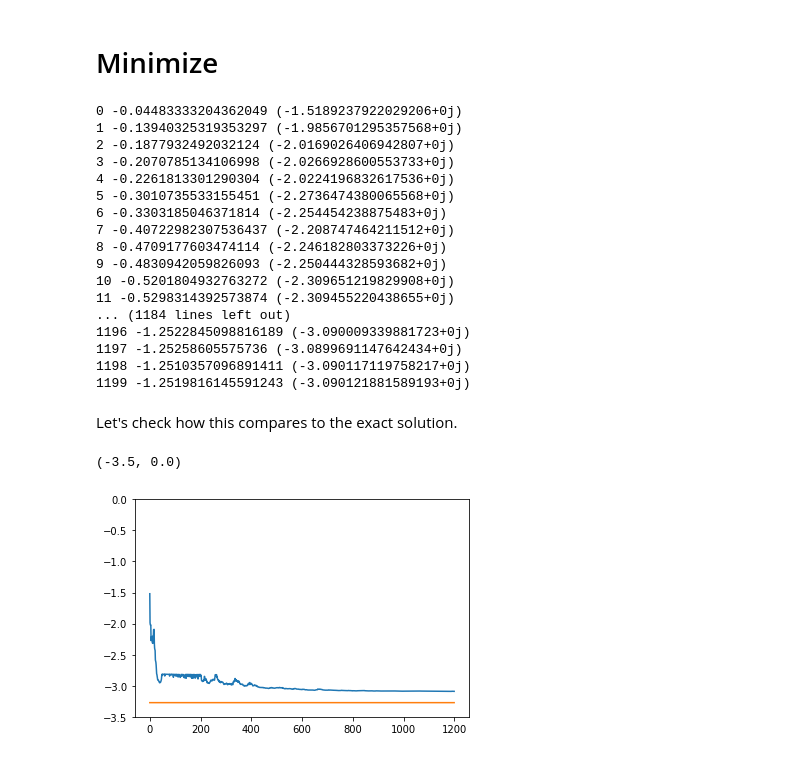
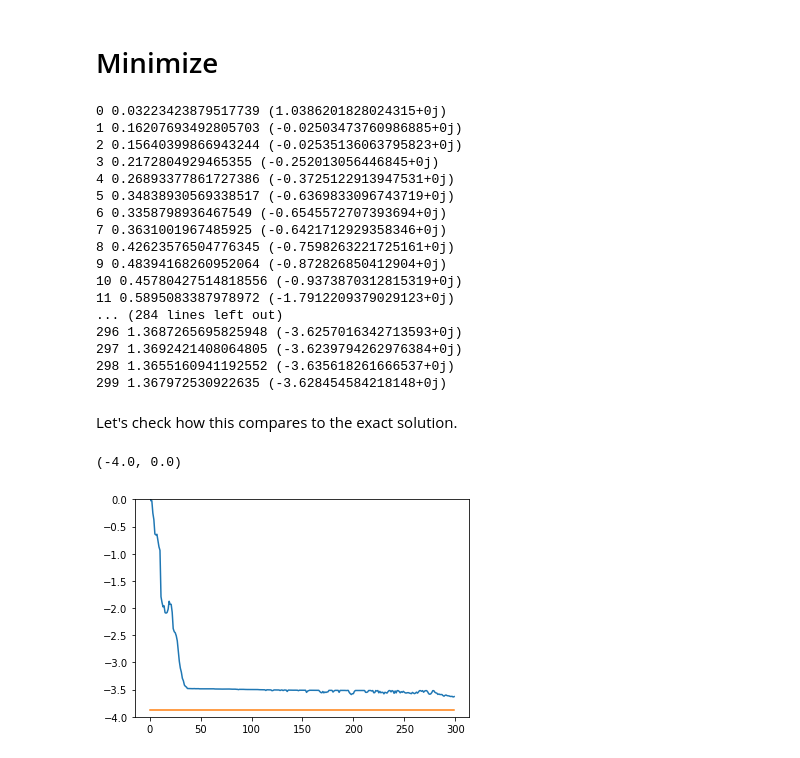
Before and after one commit to immoth/Hubbard_summetries, a Jupyter notebook: Entropy/Minimize_Free_Energy.ipynb, the cells around one changed output. Drawn from its saved outputs; the diff is of its cells as text; code cells hidden in the pictures.

```diff
--- a/Entropy/Minimize_Free_Energy.ipynb
+++ b/Entropy/Minimize_Free_Energy.ipynb
@@ -230,6 +241,6 @@ def V(S,N):
 # %%
 N=2
-Sin = -1.312698
+Sin = 1.312698
 rhoi = rho0(1,0,0,0)
 rhov = Mdot([np.conjugate(np.transpose(V(Sin,N))),rhoi,V(Sin,N)])
 rho00 = Meas(rhov,[0,1,2,3])
@@ -262,7 +273,7 @@ def U(Phi):
     return uout
 # %%
 N=2
-Sin = -(0.999)*2*np.log(2)
+Sin = (0.999)*2*np.log(2)
 Phi = [[0.3,0.2],[0.5,0.1],[0.3,0.7]]
 
 def rhof(Sin,Phi):
@@ -301,7 +312,7 @@ def SPSA(T,S0,phi0,k_max):
     k = 0
     Nt = len(phi0)
     N = len(phi0[0])
-    min_S = -0.999*N*np.log(2)
+    max_S = 0.999*N*np.log(2)
     phi_k = np.array(phi0)
     S_k = S0
     E_l = []
@@ -325,8 +336,8 @@ def SPSA(T,S0,phi0,k_max):
         Delta_Sk =  1 - 2*np.random.binomial(size=None, n=1, p= 0.5)
         S_k_A = S_k + c_k*Delta_Sk
         S_k_B = S_k - c_k*Delta_Sk
-        S_k_A = enforce_bounds(S_k_A, min_S, 0)
-        S_k_B = enforce_bounds(S_k_B, min_S, 0)
+        S_k_A = enforce_bounds(S_k_A, 0, max_S)
+        S_k_B = enforce_bounds(S_k_B, 0, max_S)
 
         #Find rho
         rho_A = rhof(S_k_A,phi_k_A)
@@ -346,7 +357,7 @@ def SPSA(T,S0,phi0,k_max):
         #Update alpha
         g_Sk = g * Delta_Sk
         S_k = S_k - a_k * g_Sk
-        S_k = enforce_bounds(S_k, min_S, 0)
+        S_k = enforce_bounds(S_k, 0, max_S)
 
         #Find new rho
         rho = rhof(S_k,phi_k)
@@ -360,49 +371,49 @@ def SPSA(T,S0,phi0,k_max):
 
     return E_l,k_l,S_k,phi_k
 # %%
-S0 = -(0.0)*2*np.log(2)
+S0 = (0.0)*2*np.log(2)
 phi0 = [[0.3,0.2],[0.5,0.1],[0.3,0.7],[1.2,0.9]]
 #phi0 = [[0.3,0.2],[-0.5,0.1],[0.3,0.7],[0.1,0.8],[0.3,0.2],[0.3,0.3],[-0.2,0.1]]
 
-T = 2.0
+T = 2.5
 El,kl,Sf,phif = SPSA(T, S0, phi0, 300)
 # %% [output]
-0 -0.04483333204362049 (-1.5189237922029206+0j)
-1 -0.13940325319353297 (-1.9856701295357568+0j)
-2 -0.1877932492032124 (-2.0169026406942807+0j)
-3 -0.2070785134106998 (-2.0266928600553733+0j)
-4 -0.2261813301290304 (-2.0224196832617536+0j)
-5 -0.3010735533155451 (-2.2736474380065568+0j)
-6 -0.3303185046371814 (-2.254454238875483+0j)
-7 -0.40722982307536437 (-2.208747464211512+0j)
-8 -0.4709177603474114 (-2.246182803373226+0j)
-9 -0.4830942059826093 (-2.250444328593682+0j)
-10 -0.5201804932763272 (-2.309651219829908+0j)
-11 -0.5298314392573874 (-2.309455220438655+0j)
-... (1184 lines left out)
-1196 -1.2522845098816189 (-3.090009339881723+0j)
-1197 -1.25258605575736 (-3.0899691147642434+0j)
-1198 -1.2510357096891411 (-3.090117119758217+0j)
-1199 -1.2519816145591243 (-3.090121881589193+0j)
+0 0.03223423879517739 (1.0386201828024315+0j)
+1 0.16207693492805703 (-0.02503473760986885+0j)
+2 0.15640399866943244 (-0.02535136063795823+0j)
+3 0.2172804929465355 (-0.252013056446845+0j)
+4 0.26893377861727386 (-0.3725122913947531+0j)
+5 0.34838930569338517 (-0.6369833096743719+0j)
+6 0.3358798936467549 (-0.6545572707393694+0j)
+7 0.3631001967485925 (-0.6421712929358346+0j)
+8 0.42623576504776345 (-0.7598263221725161+0j)
+9 0.48394168260952064 (-0.872826850412904+0j)
+10 0.45780427514818556 (-0.9373870312815319+0j)
+11 0.5895083387978972 (-1.7912209379029123+0j)
+... (284 lines left out)
+296 1.3687265695825948 (-3.6257016342713593+0j)
+297 1.3692421408064805 (-3.6239794262976384+0j)
+298 1.3655160941192552 (-3.635618261666537+0j)
+299 1.367972530922635 (-3.628454584218148+0j)
 # %% [markdown]
 Let's check how this compares to the exact solution.
 # %%
 a = np.exp( -e[arg[0]]/T )
 b = np.exp( -e[arg[1]]/T )
 c = np.exp( -e[arg[2]]/T )
 d = np.exp( -e[arg[3]]/T )
 rhop = rho(a,b,c,d)
 
 
 Ep = FreeE(T,H,rhop)
 Epl = [Ep for k in kl]
 
 plt.plot(kl,El)
 plt.plot(kl,Epl)
-plt.ylim(-3.5,0.0)
+plt.ylim(-4.0,0.0)
 # %% [output]
-(-3.5, 0.0)
+(-4.0, 0.0)
-[figure, old version]
+[figure, new version]
 # %%
 print( FreeE(T,H,rhop) )
 print( FreeE(T,H,rhof(Sf,phif) ) )
```
Also changed, not shown: parts of 7 cells of this notebook, 17 other files.
